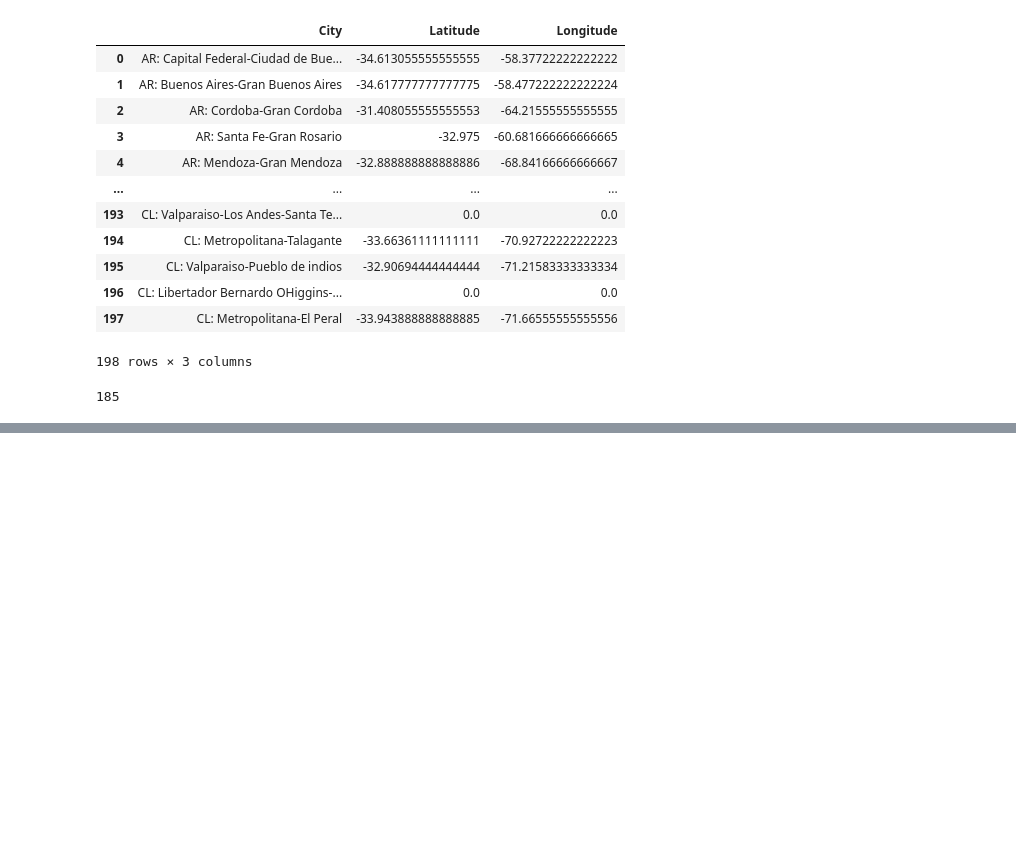
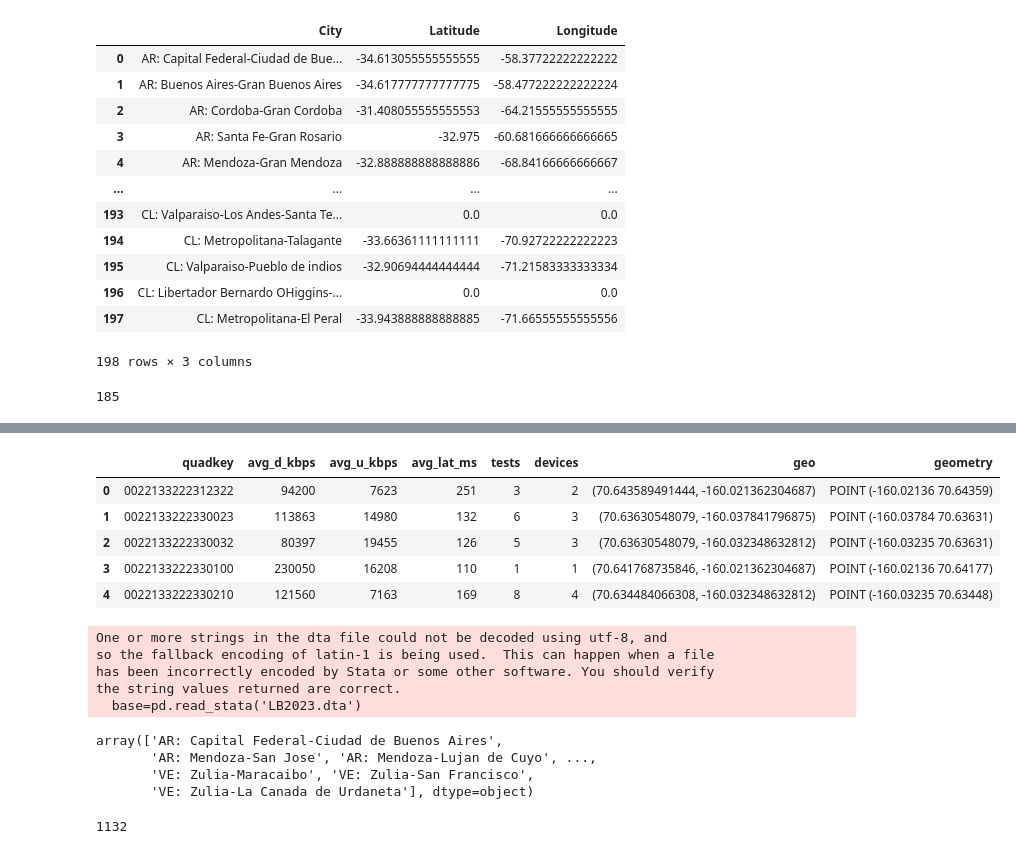
Before and after one commit to LCaravaggio/felicidad_y_redes, a Jupyter notebook: GeoCode.ipynb, the cells around one changed output, grey strips where cells are left out. Cells and saved outputs as stored; diff of their text form; code cells hidden in the pictures; blank space fills up the shorter version.

```diff
--- a/GeoCode.ipynb
+++ b/GeoCode.ipynb
@@ -452,0 +479,5 @@ ciudades_latlon.to_csv('ciudades_latlon_2018.csv')
+# %%
+!pip install simpledbf
+from simpledbf import Dbf5
+dbf = Dbf5('/content/gps_fixed_tiles.dbf')
+df = dbf.to_dataframe()
@@ -452,0 +510,10 @@ ciudades_latlon.to_csv('ciudades_latlon_2018.csv')
+# %%
+def qk_to_geo(quadkey_str, zoom_level):
+    qk = quadkey.from_str(quadkey_str)
+    lat_lon = qk.to_geo(zoom_level)
+    return lat_lon
+# %%
+df['geo'] = df['quadkey'].apply(qk_to_geo , zoom_level=1)
+# %%
+from shapely.geometry import Point
+df['geometry'] = df['geo'].apply(lambda x: Point(x[1], x[0]))
@@ -452,0 +522,19 @@ ciudades_latlon.to_csv('ciudades_latlon_2018.csv')
+# %%
+gdf = gpd.GeoDataFrame(df, geometry='geometry')
+gdf.head()
+# %% [output]
+|  | quadkey | avg_d_kbps | avg_u_kbps | avg_lat_ms | tests | devices | geo | geometry |
+| 0 | 0022133222312322 | 94200 | 7623 | 251 | 3 | 2 | (70.643589491444, -160.021362304687) | POINT (-160.02136 70.64359) |
+| 1 | 0022133222330023 | 113863 | 14980 | 132 | 6 | 3 | (70.63630548079, -160.037841796875) | POINT (-160.03784 70.63631) |
+| 2 | 0022133222330032 | 80397 | 19455 | 126 | 5 | 3 | (70.63630548079, -160.032348632812) | POINT (-160.03235 70.63631) |
+| 3 | 0022133222330100 | 230050 | 16208 | 110 | 1 | 1 | (70.641768735846, -160.021362304687) | POINT (-160.02136 70.64177) |
+| 4 | 0022133222330210 | 121560 | 7163 | 169 | 8 | 4 | (70.634484066308, -160.032348632812) | POINT (-160.03235 70.63448) |
+# %%
+import pandas as pd
+base=pd.read_stata('LB2023.dta')
+# %% [output]
+One or more strings in the dta file could not be decoded using utf-8, and
+so the fallback encoding of latin-1 is being used.  This can happen when a file
+has been incorrectly encoded by Stata or some other software. You should verify
+the string values returned are correct.
+  base=pd.read_stata('LB2023.dta')
@@ -452,0 +543,11 @@ ciudades_latlon.to_csv('ciudades_latlon_2018.csv')
+# %%
+lista_ciudades
+# %% [output]
+array(['AR: Capital Federal-Ciudad de Buenos Aires',
+       'AR: Mendoza-San Jose', 'AR: Mendoza-Lujan de Cuyo', ...,
+       'VE: Zulia-Maracaibo', 'VE: Zulia-San Francisco',
+       'VE: Zulia-La Canada de Urdaneta'], dtype=object)
+# %%
+len(lista_ciudades)
+# %% [output]
+1132
```
Also changed, not shown: parts of 18 cells of this notebook.
